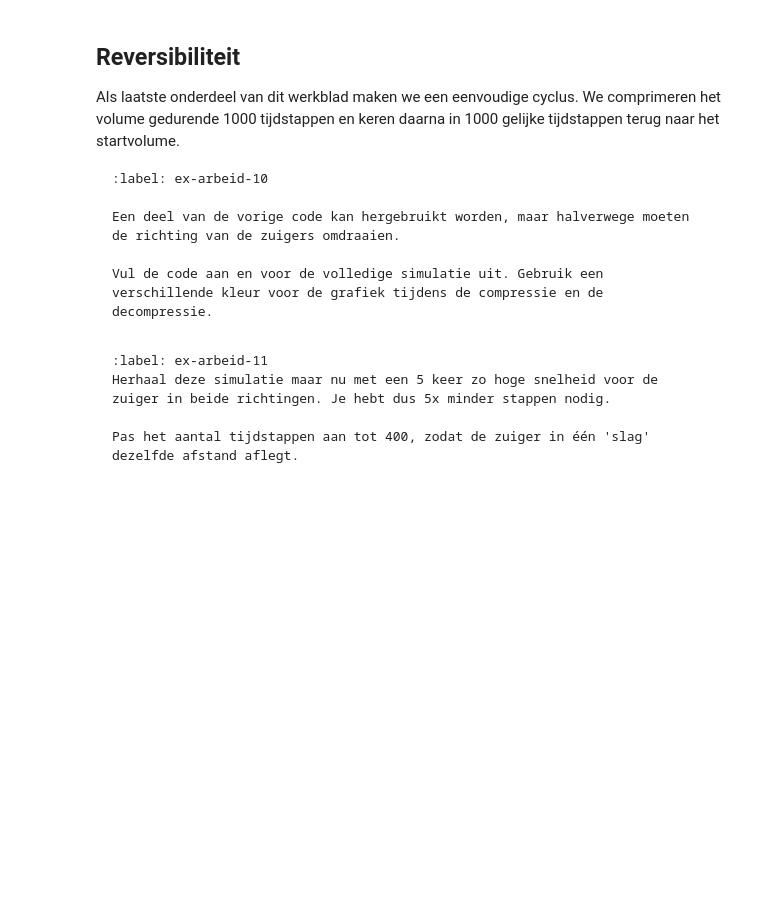
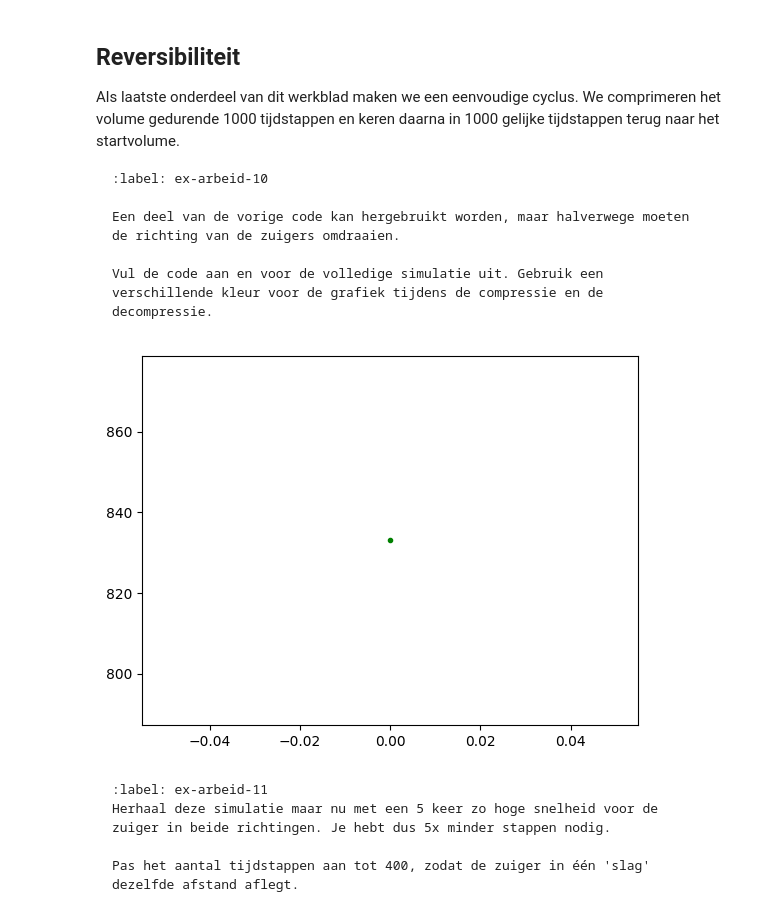
Before and after one commit to gltChboy/Thermo-groep-Bart-Ante, a Jupyter notebook: Content/PySim/7_arbeid.ipynb, the cells around one changed output. Cells and saved outputs as stored; diff of their text form; code cells hidden in the pictures; blank space fills up the shorter version.

````diff
--- a/Content/PySim/7_arbeid.ipynb
+++ b/Content/PySim/7_arbeid.ipynb
@@ -545,14 +547,21 @@ Vul de code aan en voor de volledige simulatie uit. Gebruik een verschillende kl
 # %%
 particles = []
 pressure = 0.0
 work = 0.0
 box_length = BOX_SIZE_0         # zetten zuiger terug
 v_piston = V_PISTON_0
 create_particles(particles)     # resetten deeltjes
 
 #your code/answer
-v_piston = -V_PISTON_0 # zuiger richting wordt omgedraaid
+if num_steps >= num_steps/2:
+    v_piston = -V_PISTON_0  # zuiger richting wordt omgedraaid
+
+plt.figure()
+plt.plot(work, num_steps, "g.")
+plt.show()
 #your code/answer
+# %% [output]
+[figure, added]
 # %% [markdown]
 ```{exercise} Afhankelijk van snelheid
 :label: ex-arbeid-11
````
Also changed, not shown: parts of 5 cells of this notebook.
